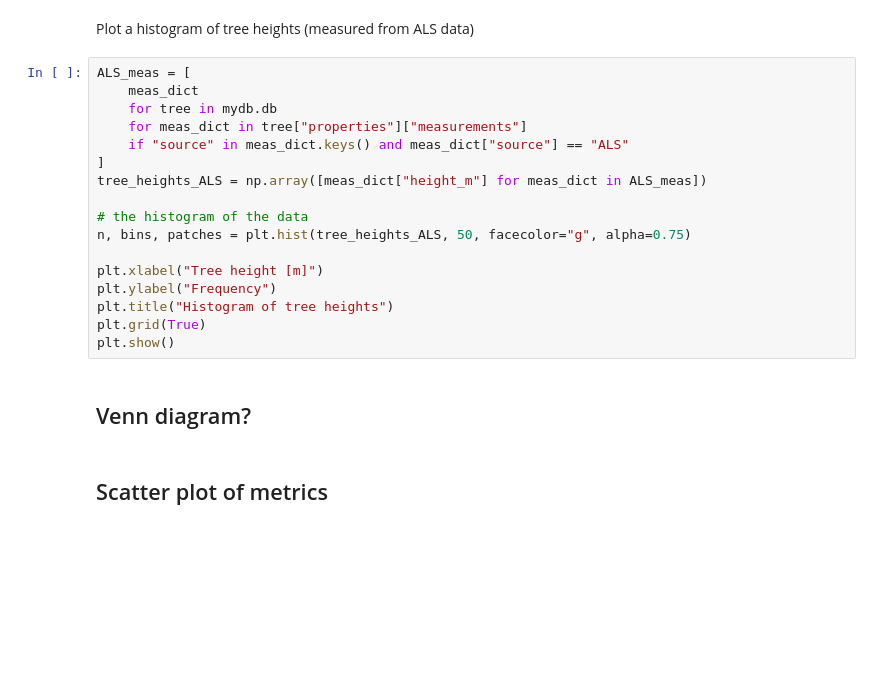
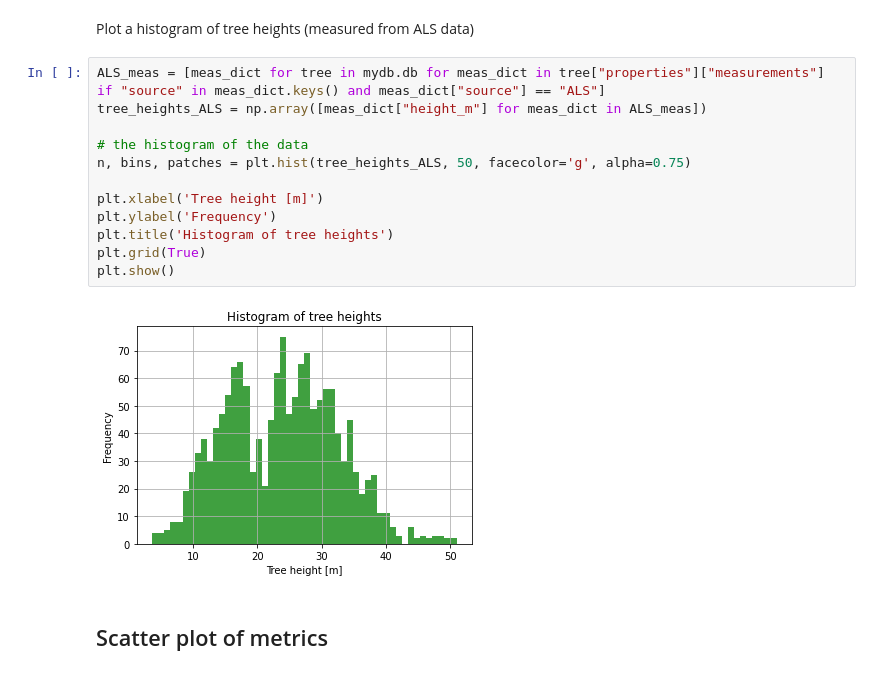
Before and after one commit to 3dgeo-heidelberg/pytreedb, a Jupyter notebook: notebooks/08_visualize_and_analyze_data.ipynb, the cells around one changed output. Saved outputs shown, nothing was run; the diff lists cells and outputs as text; blank space fills up the shorter version.

Commit message:
add another plot

```diff
--- a/notebooks/08_visualize_and_analyze_data.ipynb
+++ b/notebooks/08_visualize_and_analyze_data.ipynb
@@ -108,24 +115,19 @@ plt.show()
 # %% [markdown]
 Plot a histogram of tree heights (measured from ALS data)
-# %%
-ALS_meas = [
-    meas_dict
-    for tree in mydb.db
-    for meas_dict in tree["properties"]["measurements"]
-    if "source" in meas_dict.keys() and meas_dict["source"] == "ALS"
-]
-tree_heights_ALS = np.array([meas_dict["height_m"] for meas_dict in ALS_meas])
-
-# the histogram of the data
-n, bins, patches = plt.hist(tree_heights_ALS, 50, facecolor="g", alpha=0.75)
-
-plt.xlabel("Tree height [m]")
-plt.ylabel("Frequency")
-plt.title("Histogram of tree heights")
-plt.grid(True)
-plt.show()
-# %% [markdown]
-## Venn diagram?
+# %%
+ALS_meas = [meas_dict for tree in mydb.db for meas_dict in tree["properties"]["measurements"] if "source" in meas_dict.keys() and meas_dict["source"] == "ALS"]
+tree_heights_ALS = np.array([meas_dict["height_m"] for meas_dict in ALS_meas])
+
+# the histogram of the data
+n, bins, patches = plt.hist(tree_heights_ALS, 50, facecolor='g', alpha=0.75)
+
+plt.xlabel('Tree height [m]')
+plt.ylabel('Frequency')
+plt.title('Histogram of tree heights')
+plt.grid(True)
+plt.show()
+# %% [output]
+[figure, added]
 # %% [markdown]
 ## Scatter plot of metrics
 # %% [markdown]
```
Also changed, not shown: parts of 10 cells of this notebook.
